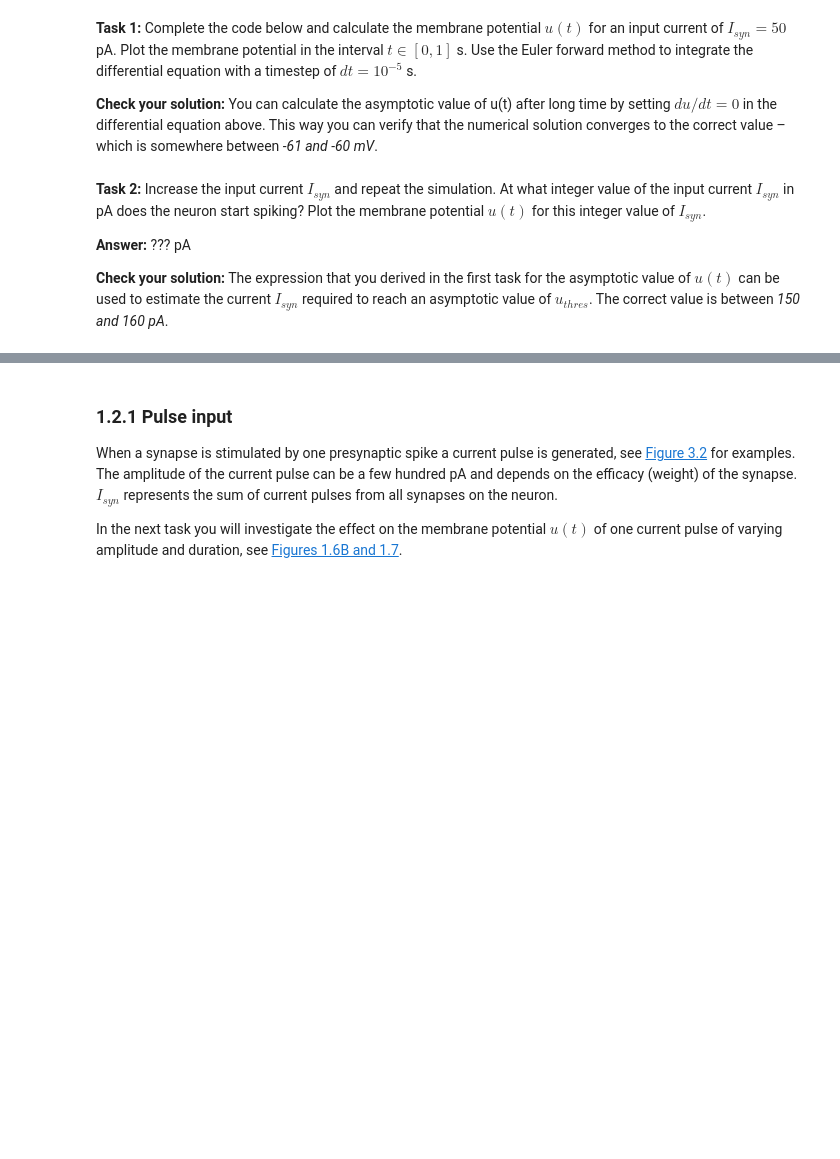
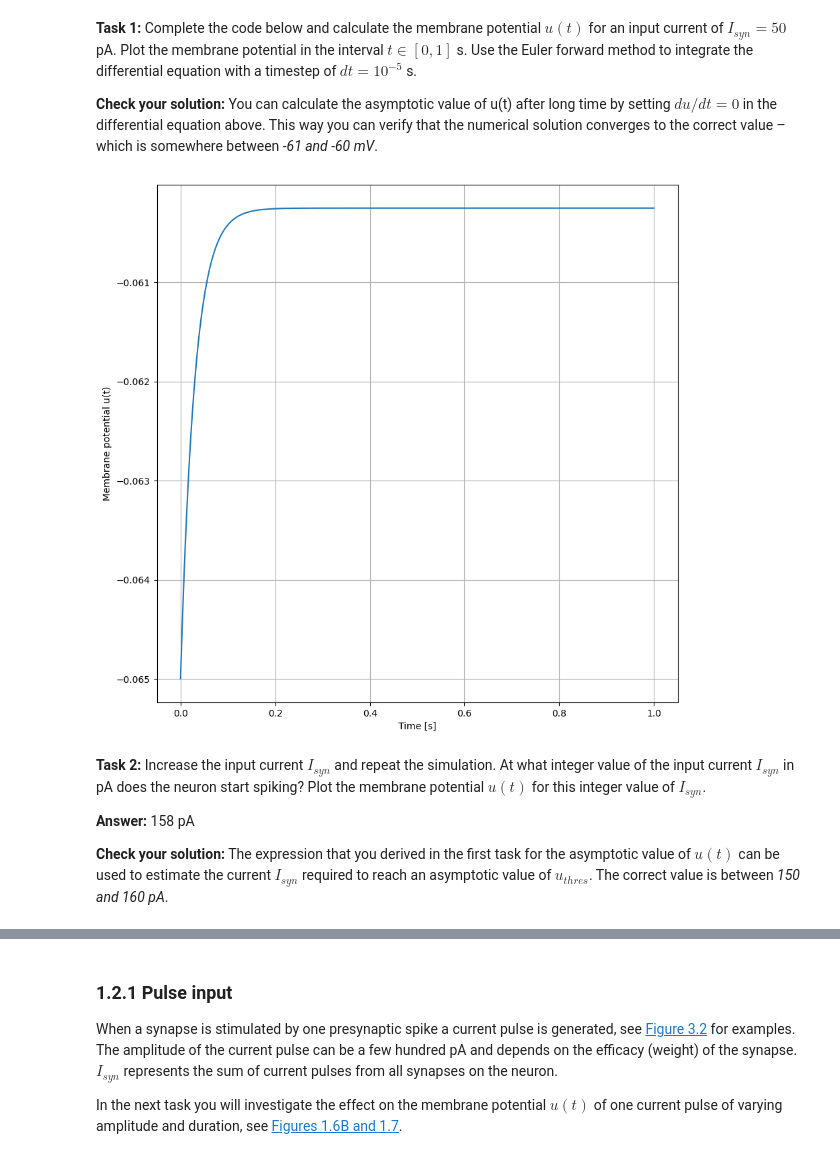
Before and after one commit to vachanaj/D7046E, a Jupyter notebook: snn1/SNN-Exercise-1.ipynb, the cells around one changed output, grey strips where cells are left out. Drawn from its saved outputs; the diff is of its cells as text; code cells hidden in the pictures; blank space fills up the shorter version.

```diff
--- a/snn1/SNN-Exercise-1.ipynb
+++ b/snn1/SNN-Exercise-1.ipynb
@@ -59,58 +59,61 @@ $I_{syn}$ is the total input current to the neuron, which is the sum of postsyna
 # Parameters for Tasks 1–5
 
 # Timestep
-dt = ???
+dt = 1e-5
 
 # Neuron parameters
-R       = ???
-tau_m   = ???
-u_rest  = ???
-u_reset = ???
-u_thres = ???
+R       = 95e6
+tau_m   = 30e-3
+u_rest  = -65e-3
+u_reset = -65e-3
+u_thres = -50e-3
 # %%
 # Code for Task 1
 
 # Input current from synapses
-I_syn = ???
+# 50 pA
+I_syn = 50e-12
 
 # Neuron identifier, only one neuron in this simulation
 n_id    = 0
 
 # Placeholders for u(t), used for plotting
 t_i = []
 u_i = []
 
 # Placeholders for list of spike times and neuron ID's
 t_spike = []
 n_spike = []
 
 # Simulate one second of time
-t = ???
-u = ???
+t = 0
+u = u_rest
 while t <= 1:
 
     # Euler forward step
-    u += ???
+    u += (dt / tau_m) * (-(u - u_rest) + R * I_syn)
     u_i.append(u)            # Store u(t)
 
     # Spike condition
-    if u >= ??? :
+    if u >= u_thres :
         t_spike.append(t)    # spike time
         n_spike.append(n_id) # neuron ID
-        u = ???
+        u = u_reset
 
     # Timestep completed
     t_i.append(t)
     t += dt
 
 # Plot u(t)
 fig, ax = plt.subplots()
 ax.plot(t_i,u_i)
 ax.set(xlabel='Time [s]', ylabel='Membrane potential u(t)')
 ax.grid()
+# %% [output]
+[figure, added]
 # %% [markdown]
 **Task 2:** Increase the input current $I_{syn}$ and repeat the simulation. At what integer value of the input current $I_{syn}$ in pA does the neuron start spiking? Plot the membrane potential $u(t)$ for this integer value of $I_{syn}$.
 
-**Answer:** ??? pA
+**Answer:** 158 pA
 
 **Check your solution:** The expression that you derived in the first task for the asymptotic value of $u(t)$ can be used to estimate the current $I_{syn}$ required to reach an asymptotic value of $u_{thres}$. The correct value is between *150 and 160 pA*.
```
Also changed, not shown: parts of 20 cells of this notebook, 3 other files.
